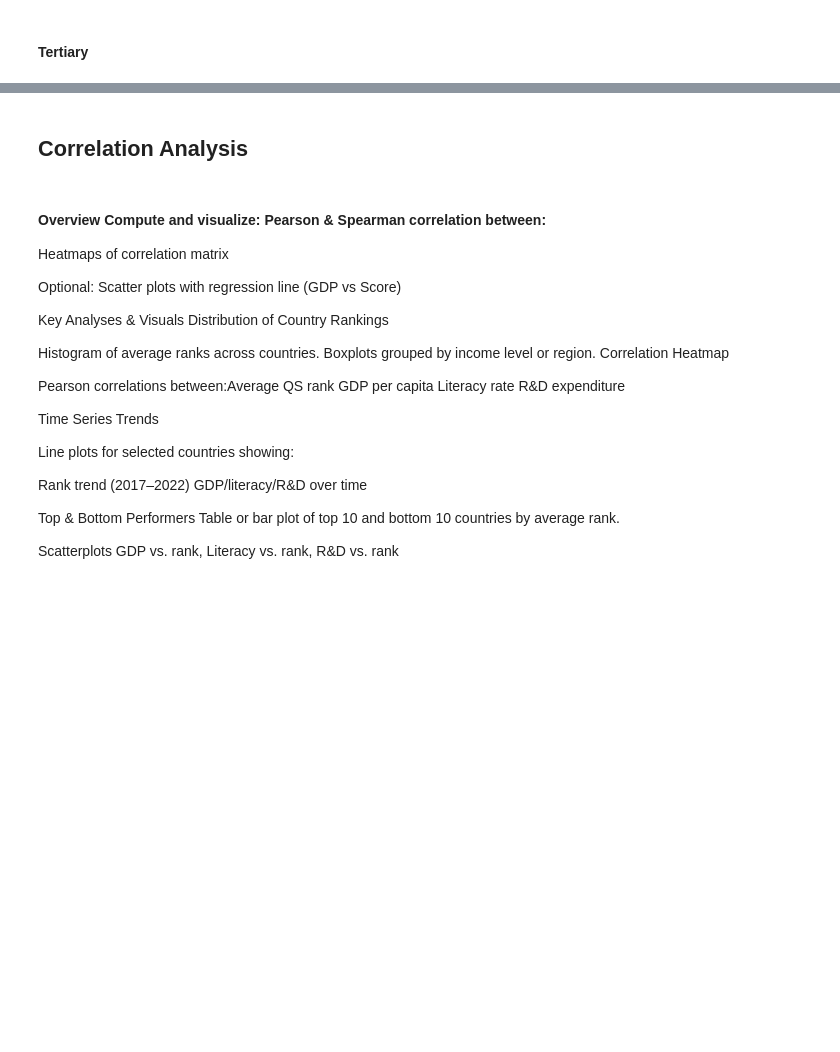
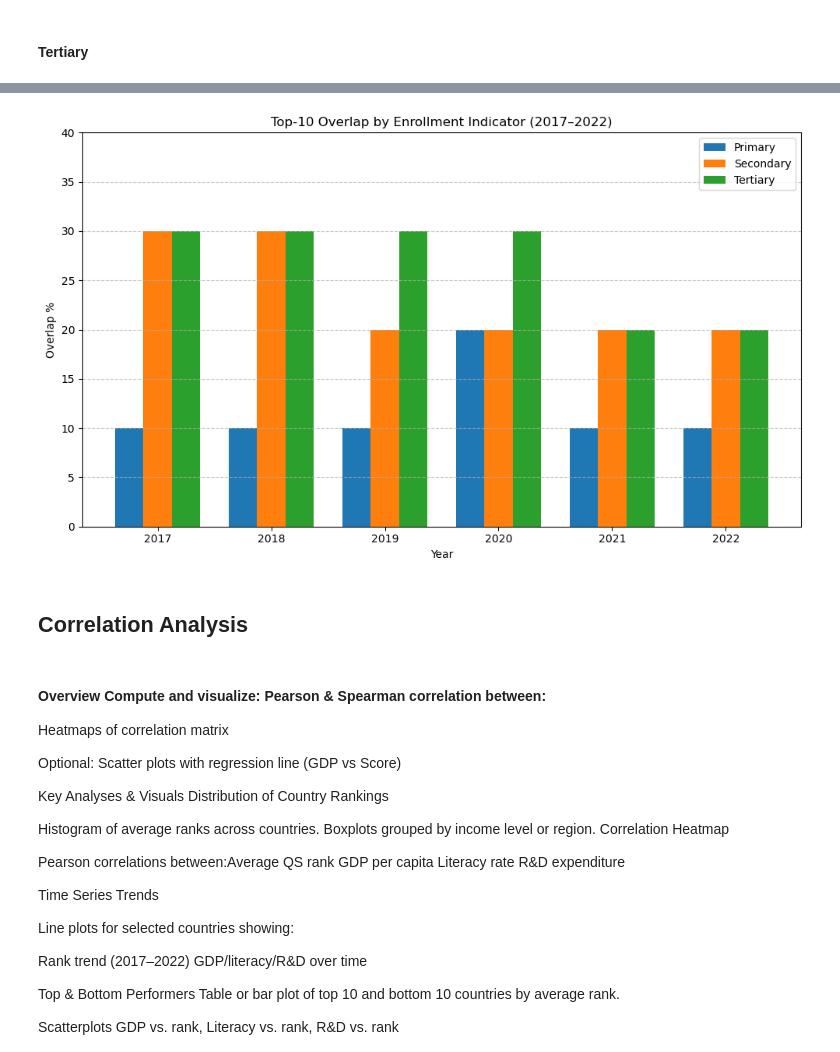
Before and after one commit to i11g/Data-Science-Project, a Jupyter notebook: Data.ipynb, the cells around one changed output, grey strips where cells are left out. Drawn from its saved outputs; the diff is of its cells as text; code cells hidden in the pictures; blank space fills up the shorter version.

```diff
--- a/Data.ipynb
+++ b/Data.ipynb
@@ -1730,3 +2177,36 @@ dtype: float64
+# %%
+# --- Overlap data ---
+data = {
+    "Year": [2017, 2018, 2019, 2020, 2021, 2022],
+    "Primary":   [10.0, 10.0, 10.0, 20.0, 10.0, 10.0],
+    "Secondary": [30.0, 30.0, 20.0, 20.0, 20.0, 20.0],
+    "Tertiary":  [30.0, 30.0, 30.0, 30.0, 20.0, 20.0]
+}
+
+df = pd.DataFrame(data)
+
+# --- Plot ---
+plt.figure(figsize=(10, 6))
+bar_width = 0.25
+x = range(len(df["Year"]))
+
+plt.bar([p - bar_width for p in x], df["Primary"], width=bar_width, label="Primary")
+plt.bar(x, df["Secondary"], width=bar_width, label="Secondary")
+plt.bar([p + bar_width for p in x], df["Tertiary"], width=bar_width, label="Tertiary")
+
+# --- Styling ---
+plt.xticks(x, df["Year"])
+plt.ylabel("Overlap %")
+plt.xlabel("Year")
+plt.title("Top-10 Overlap by Enrollment Indicator (2017–2022)")
+plt.ylim(0, 40)
+plt.legend()
+plt.grid(axis="y", linestyle="--", alpha=0.7)
+
+plt.tight_layout()
+plt.show()
+# %% [output]
+[figure, added]
 # %% [markdown]
 ## Correlation Analysis
 # %% [markdown]
```
Also changed, not shown: parts of 82 cells of this notebook, 15 other files.
